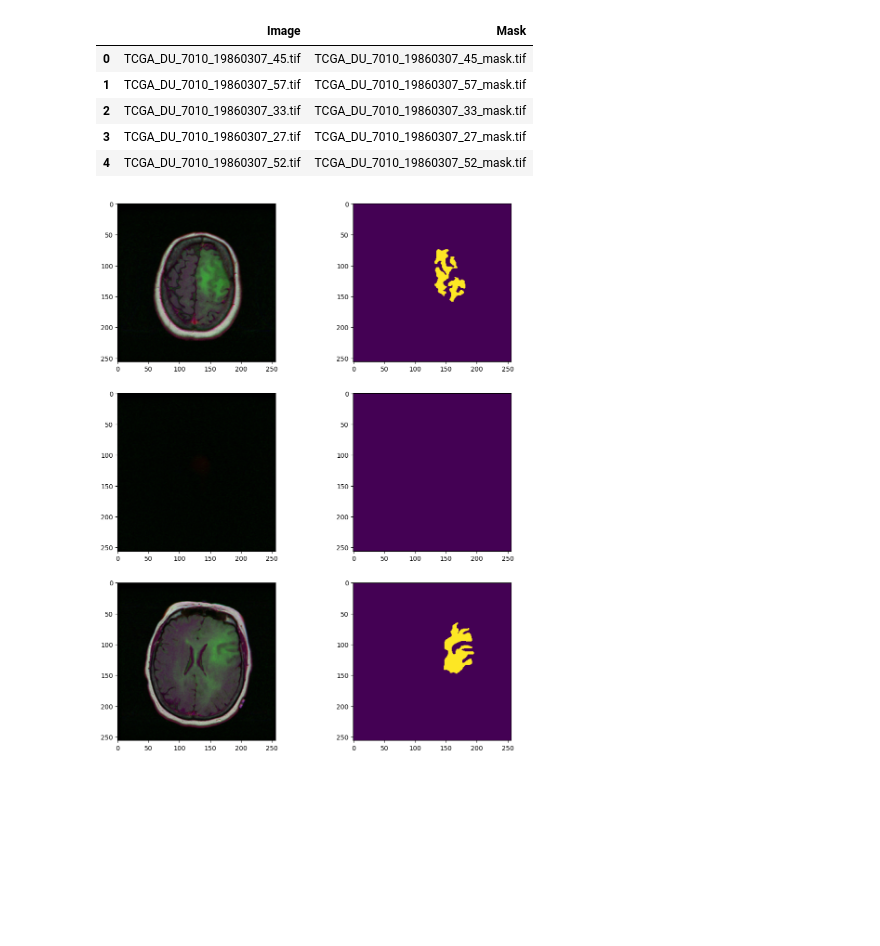
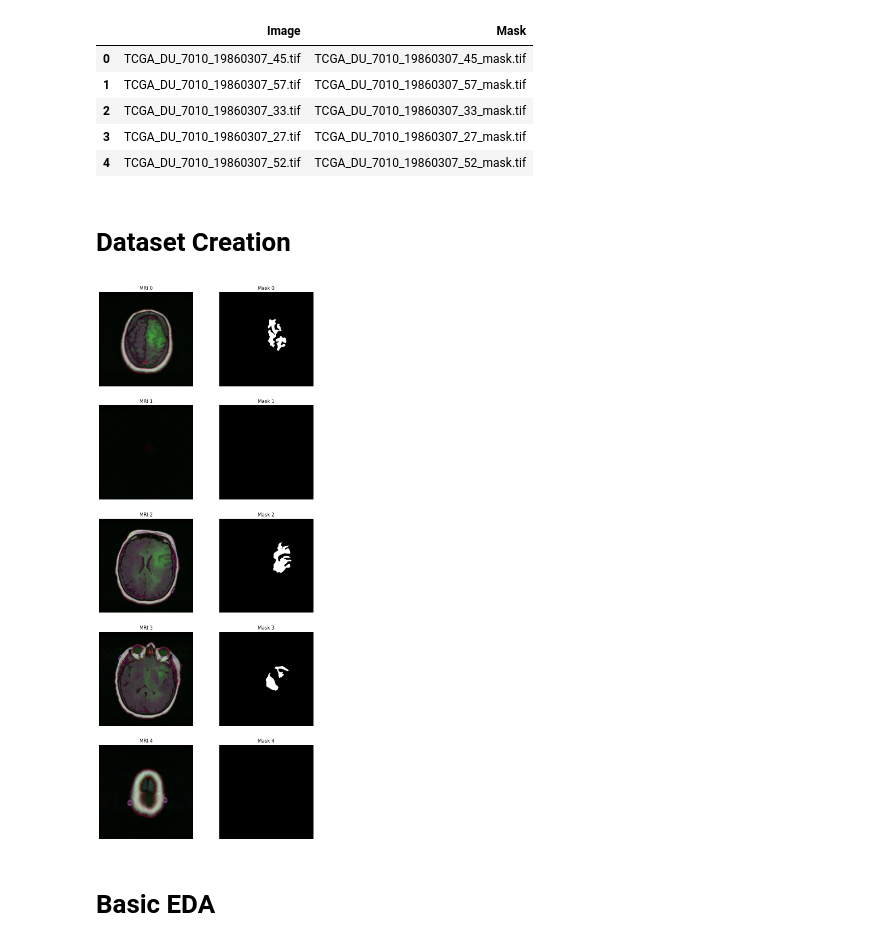
Before and after one commit to slyofzero/MRI-Segmentation, a Jupyter notebook: Exploratory Data Analysis.ipynb, the cells around one changed output. Drawn from its saved outputs; the diff is of its cells as text; code cells hidden in the pictures; blank space fills up the shorter version.

Commit message:
Kaggle Notebook | Exploratory Data Analysis | Image-wise stats

```diff
--- a/Exploratory Data Analysis.ipynb
+++ b/Exploratory Data Analysis.ipynb
@@ -29,6 +46,8 @@ images_df.head()
 | 2 | TCGA_DU_7010_19860307_33.tif | TCGA_DU_7010_19860307_33_mask.tif |
 | 3 | TCGA_DU_7010_19860307_27.tif | TCGA_DU_7010_19860307_27_mask.tif |
 | 4 | TCGA_DU_7010_19860307_52.tif | TCGA_DU_7010_19860307_52_mask.tif |
+# %% [markdown]
+# Dataset Creation
 # %%
 import cv2
 import torch
@@ -57,10 +76,13 @@ class MRIDataset(Dataset):
 
     def __getitem__(self, idx):
         image_path = str(self.image_paths[idx])
-        masked_image_path = f"{image_path[:-4]}_mask.tif"
+        mask_path = f"{image_path[:-4]}_mask.tif"
 
-        image = torch.from_numpy(cv2.imread(image_path, cv2.COLOR_BGR2RGB)).float().permute(2,0,1) / 255
-        mask  = torch.from_numpy(cv2.imread(masked_image_path, cv2.IMREAD_GRAYSCALE)).float()[None,:,:] / 255
+        image = cv2.imread(image_path, cv2.IMREAD_UNCHANGED)
+        mask  = cv2.imread(mask_path, cv2.IMREAD_GRAYSCALE)
+
+        image = torch.from_numpy(image).float().permute(2,0,1) / 255
+        mask  = torch.from_numpy(mask).float()[None,:,:] / 255
 
         return image, mask
 # %%
@@ -68,14 +90,25 @@ import matplotlib.pyplot as plt
 # %%
 mri_dataset = MRIDataset()
 
-nrows = 3
-fig, axes = plt.subplots(nrows,2,figsize=(12,15))
+def plot_mri_images(indices):
+    nrows = len(indices)
+    images_subset = [mri_dataset[idx] for idx in indices]
+    fig, axes = plt.subplots(nrows,2,figsize=(10,nrows*5))
 
-for i in range(nrows):
-    image, mask = mri_dataset[i]
-    axes[i][0].imshow(image.permute(1,2,0))
-    axes[i][1].imshow(mask.permute(1,2,0))
+    for idx, (image, mask) in enumerate(images_subset):
+        axes[idx][0].imshow(image.permute(1,2,0))
+        axes[idx][1].imshow(mask.permute(1,2,0), cmap="gray")
 
-plt.show()
+        axes[idx][0].axis("off")
+        axes[idx][1].axis("off")
+
+        axes[idx][0].set_title(f"MRI {indices[idx]}")
+        axes[idx][1].set_title(f"Mask {indices[idx]}")
+
+    plt.show()
+
+plot_mri_images(range(5))
 # %% [output]
-[figure, old version]
+[figure, new version]
+# %% [markdown]
+# Basic EDA
```
Also changed, not shown: parts of 6 cells of this notebook.
